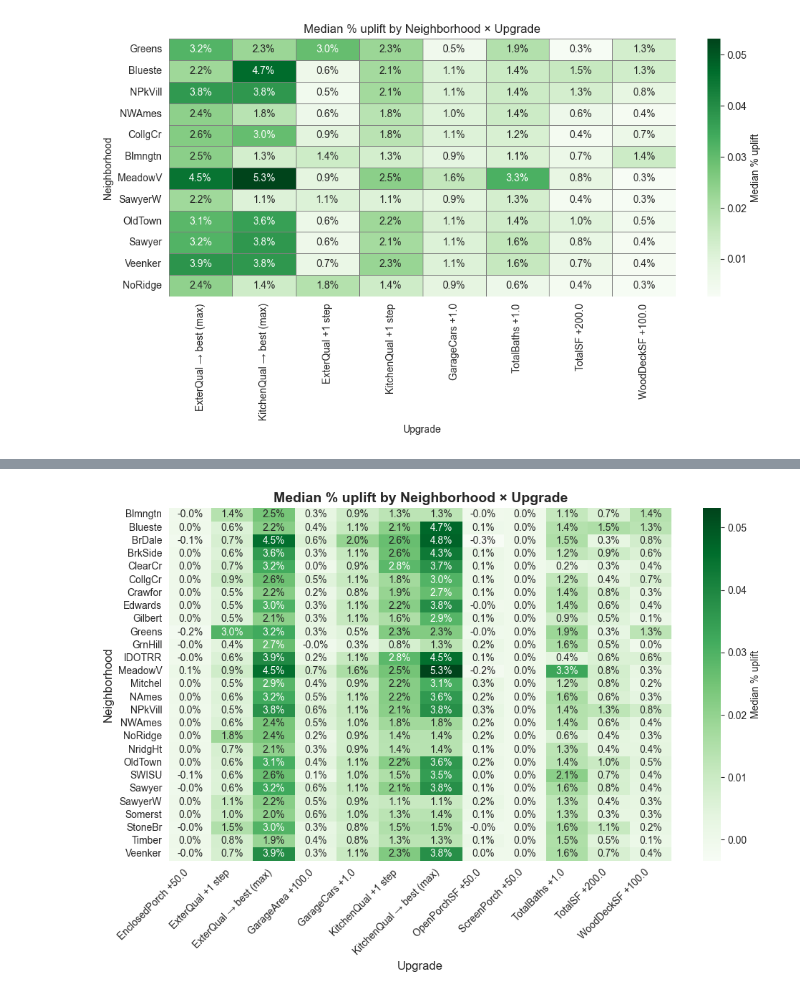
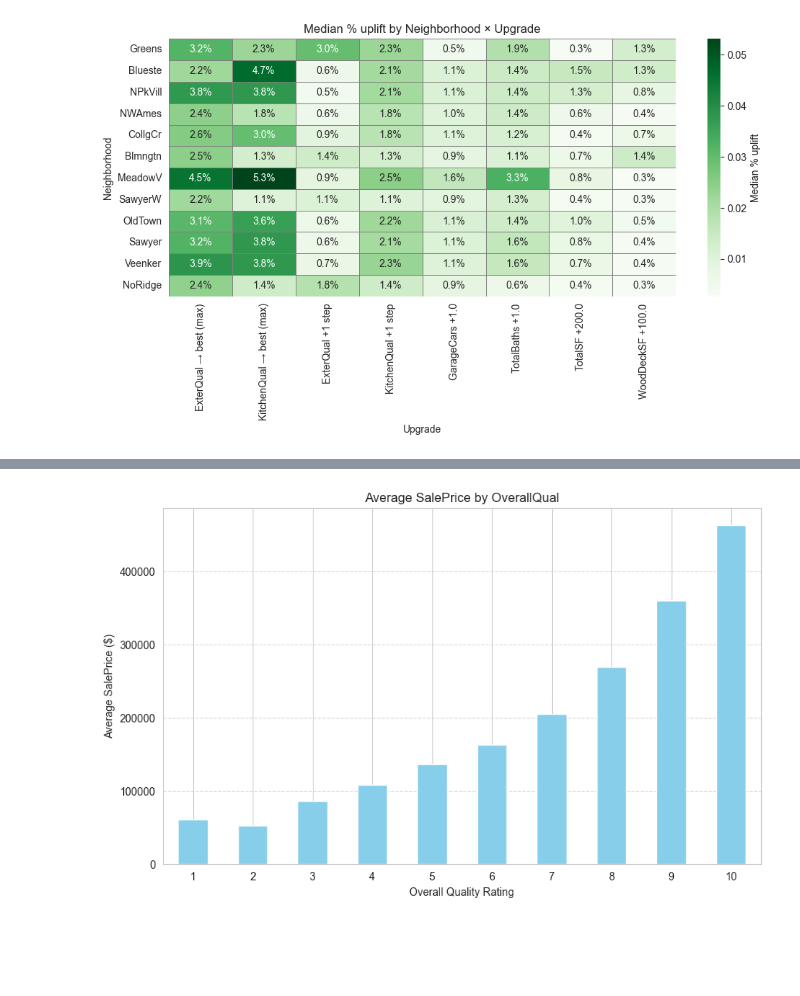
Before and after one commit to asilbert/MLProject, a Jupyter notebook: MLProject_V3.ipynb, the cells around one changed output, grey strips where cells are left out. Saved outputs shown, nothing was run; the diff lists cells and outputs as text; code cells hidden in the pictures; blank space fills up the shorter version.

```diff
--- a/MLProject_V3.ipynb
+++ b/MLProject_V3.ipynb
@@ -2195,14 +2162,23 @@ plt.show()
-# %%
-plt.figure(figsize=(10, 7))
-sns.heatmap(
-    heatmap_percent, annot=True, fmt=".1%", cmap="Greens",
-    cbar_kws={'label': 'Median % uplift'}
-)
-plt.title("Median % uplift by Neighborhood × Upgrade", fontsize=14, weight="bold")
-plt.xlabel("Upgrade", fontsize=12)
-plt.ylabel("Neighborhood", fontsize=12)
-plt.xticks(rotation=45, ha="right")
-plt.tight_layout()
-plt.show()
-# %% [output]
-[figure, removed]
+# %%
+df= Ames.copy()
+
+avg_saleprice = df.groupby('OverallQual')['SalePrice'].mean()
+
+# Sort the results by the OverallQual index to ensure the bars are in order.
+avg_saleprice = avg_saleprice.sort_index()
+
+# Create the bar chart.
+plt.figure(figsize=(10, 6)) # Set the figure size for better readability
+avg_saleprice.plot(kind='bar', color='skyblue')
+
+# Add labels and a title to the chart.
+plt.title('Average SalePrice by OverallQual')
+plt.xlabel('Overall Quality Rating')
+plt.ylabel('Average SalePrice ($)')
+plt.xticks(rotation=0) # Keeps x-axis labels horizontal
+plt.grid(axis='y', linestyle='--', alpha=0.7) # Adds a horizontal grid for easier comparison
+
+# Display the plot.
+plt.show()
+# %% [output]
+[figure, added]
```
Also changed, not shown: parts of 9 cells of this notebook.
